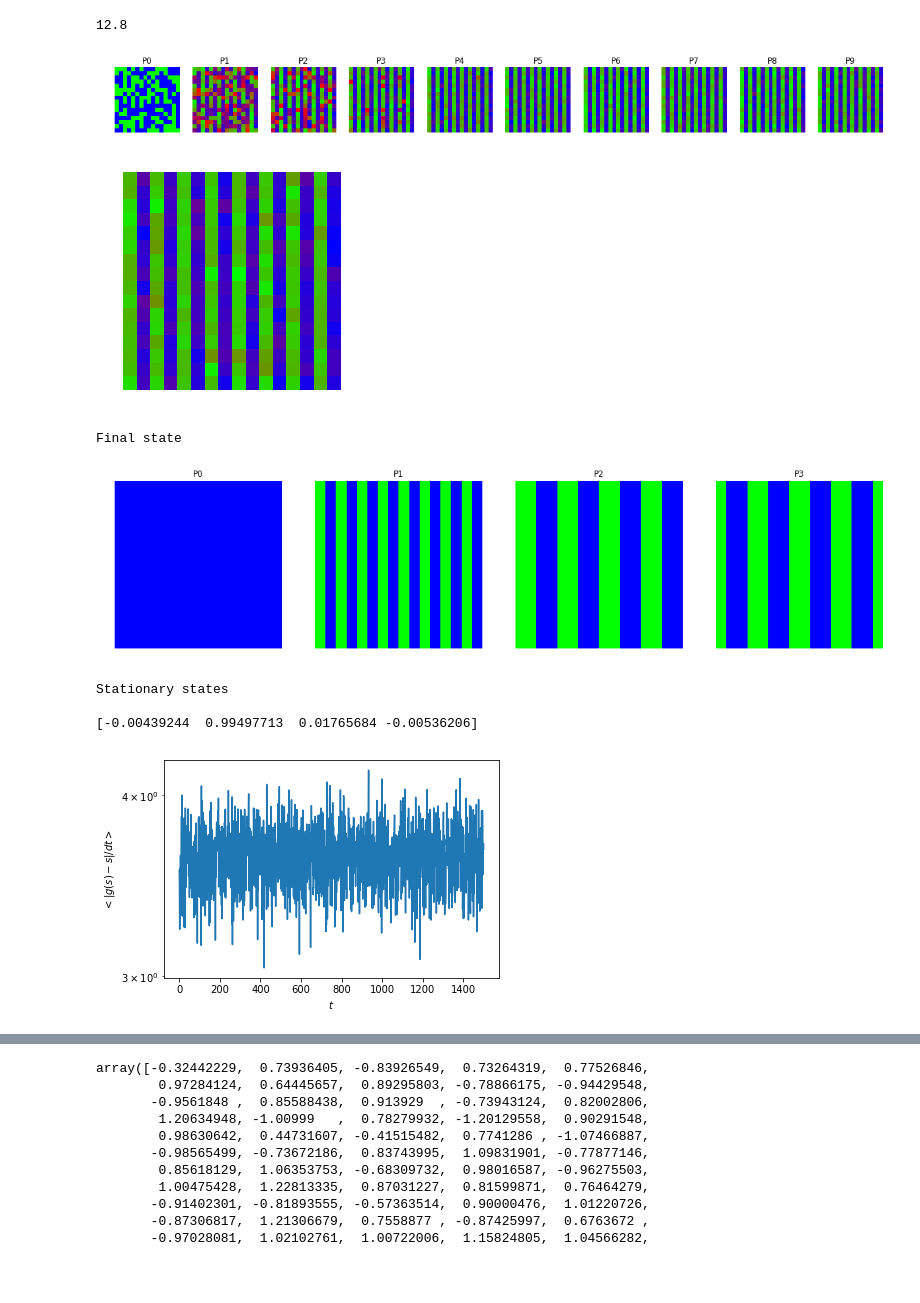
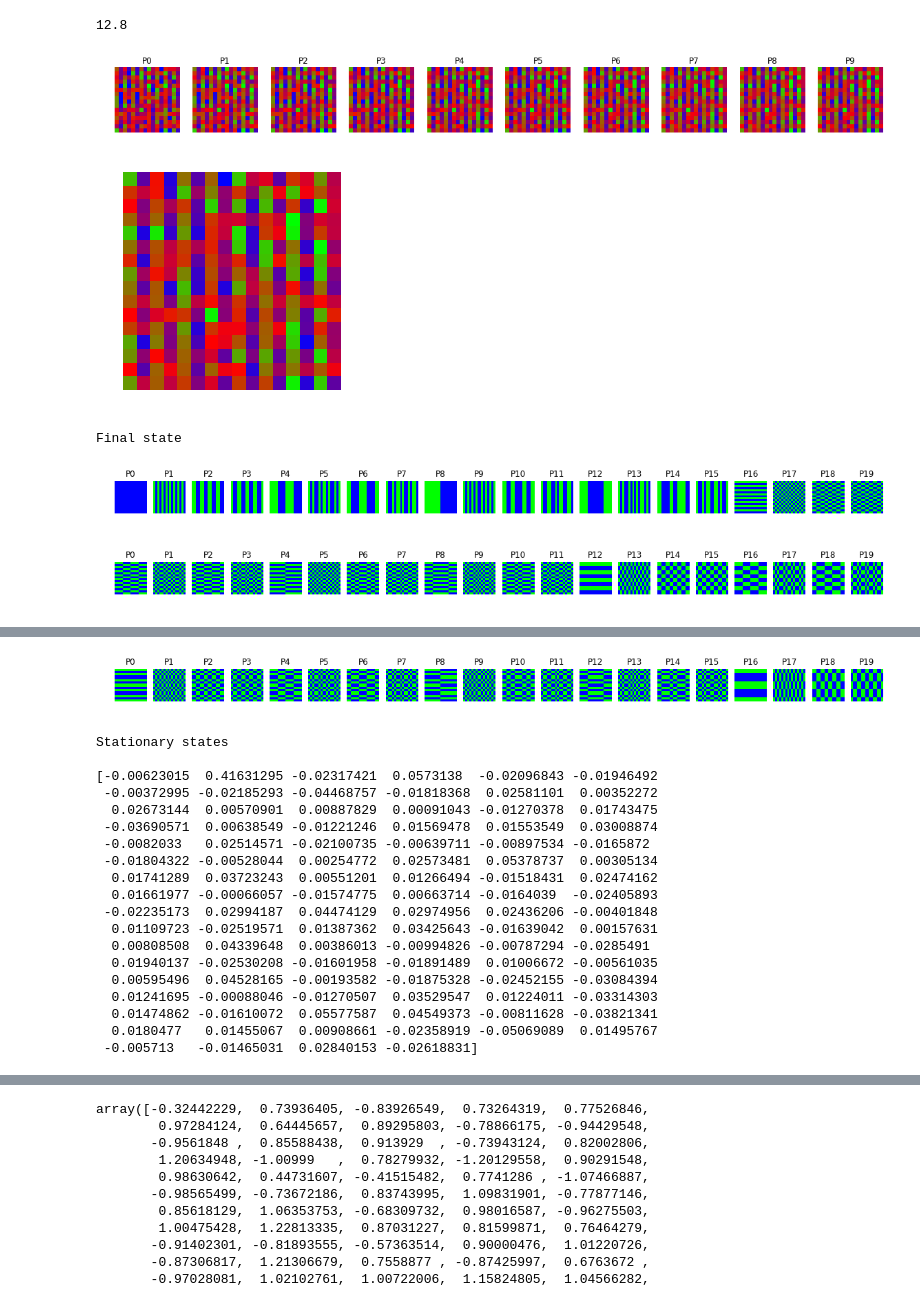
Before and after one commit to lytex/hopfield, a Jupyter notebook: Temperature.ipynb, the cells around one changed output, grey strips where cells are left out. Drawn from its saved outputs; the diff is of its cells as text; code cells hidden in the pictures; blank space fills up the shorter version.

```diff
--- a/Temperature.ipynb
+++ b/Temperature.ipynb
@@ -37,7 +37,7 @@ import numpy as np
 def g(state_t0, weights):
     h = np.dot(weights, state_t0)
     xi = np.sqrt(2*T*dt)*np.random.randn(np.size(state_t0))
-    state_t1 = dt*(-lamb*(state_t0**2 - 1)*state_t0 + h) + xi + state_t0
+    state_t1 = dt*(-lamb*(state_t0**2 - 1)*state_t0 + h) + np.sqrt(1+1/lamb)*xi + state_t0
     return state_t1
 
 def gvec(state_t0, weights):
@@ -426,12 +426,12 @@ N/20
 import matplotlib.pyplot as plt
 L = 16 # size of the newtork, has to be power of two
 N = L**2
-K = 4 # number of memory patterns to be stored
+K = 250 # number of memory patterns to be stored
 dt = 0.01
 lamb = 1.0
-T = 0.1 # Temperature
-nsteps = 1500 # number of steps of the simulation
-naverage = 1 # number of simulations to compute average values
+T = 0.0 # Temperature
+nsteps = 4000 # number of steps of the simulation
+naverage = 10 # number of simulations to compute average values
 
 # for each simulation, sum the values and then divide by naverage
 # for each simulation, the following variables will be:
@@ -493,37 +493,34 @@ overlap = 1/N*np.einsum('ti,Si->tS', states, H)
 # plt.ylabel('E')
 
 # plt.figure(4)
 # plt.plot(chi)
 # plt.xlabel('t')
 # plt.ylabel('chi')
 
 plt.figure(5)
 plt.semilogy(conv)
 plt.xlabel('$t$')
 plt.ylabel('$<|g(s)-s|/dt>$')
 # plt.savefig('convergencia_langevin.png', dpi=720)
 
 plt.figure(6)
 plt.xlabel('$t$')
 plt.ylabel('$s_i$')
 plt.plot(states)
 # plt.savefig('spines_langevin.png', dpi=720)
 
 plt.figure(7)
 plt.plot(np.abs(overlap))
 plt.legend(np.array(range(0, K), dtype=np.str))
 plt.xlabel('$t$')
 plt.ylabel('$m^\mu$')
 # plt.savefig('overlap_langevin.png', dpi=720)
 print("")
 
 print(overlap[-1])
 # %% [output]
-[figure, old version]
+[figure, new version]
-[figure, old version]
+[figure, new version]
 Final state
-[figure, old version]
+[figure, new version]
-Stationary states
-
-[-0.00439244  0.99497713  0.01765684 -0.00536206]
-[figure, old version]
+[figure, new version]
@@ -531,0 +529,20 @@ Stationary states
+[figure, added]
+Stationary states
+
+[-0.00623015  0.41631295 -0.02317421  0.0573138  -0.02096843 -0.01946492
+ -0.00372995 -0.02185293 -0.04468757 -0.01818368  0.02581101  0.00352272
+  0.02673144  0.00570901  0.00887829  0.00091043 -0.01270378  0.01743475
+ -0.03690571  0.00638549 -0.01221246  0.01569478  0.01553549  0.03008874
+ -0.0082033   0.02514571 -0.02100735 -0.00639711 -0.00897534 -0.0165872
+ -0.01804322 -0.00528044  0.00254772  0.02573481  0.05378737  0.00305134
+  0.01741289  0.03723243  0.00551201  0.01266494 -0.01518431  0.02474162
+  0.01661977 -0.00066057 -0.01574775  0.00663714 -0.0164039  -0.02405893
+ -0.02235173  0.02994187  0.04474129  0.02974956  0.02436206 -0.00401848
+  0.01109723 -0.02519571  0.01387362  0.03425643 -0.01639042  0.00157631
+  0.00808508  0.04339648  0.00386013 -0.00994826 -0.00787294 -0.0285491
+  0.01940137 -0.02530208 -0.01601958 -0.01891489  0.01006672 -0.00561035
+  0.00595496  0.04528165 -0.00193582 -0.01875328 -0.02452155 -0.03084394
+  0.01241695 -0.00088046 -0.01270507  0.03529547  0.01224011 -0.03314303
+  0.01474862 -0.01610072  0.05577587  0.04549373 -0.00811628 -0.03821341
+  0.0180477   0.01455067  0.00908661 -0.02358919 -0.05069089  0.01495767
+ -0.005713   -0.01465031  0.02840153 -0.02618831]
```
Also changed, not shown: parts of 1 cell of this notebook, 7 other files.
